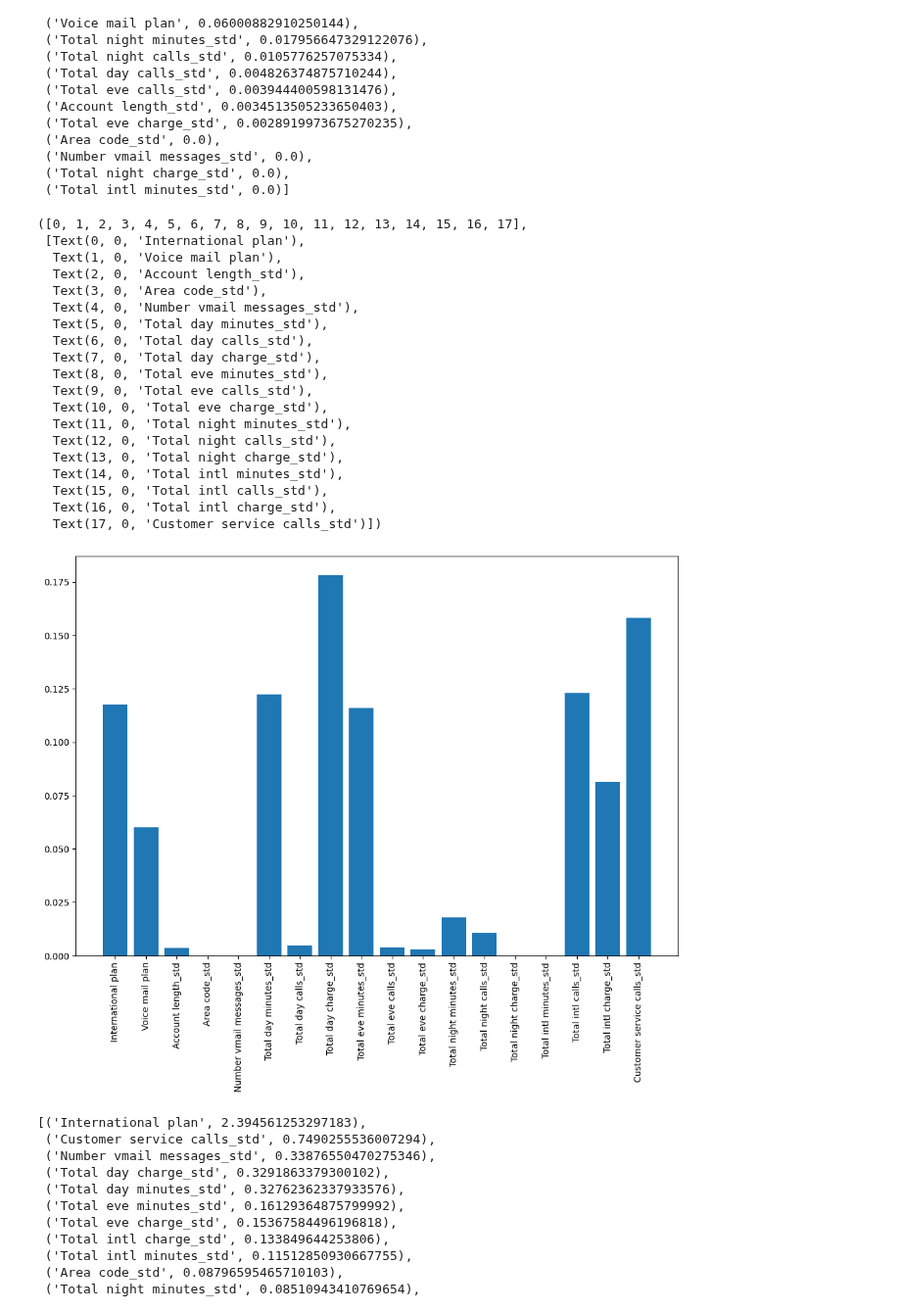
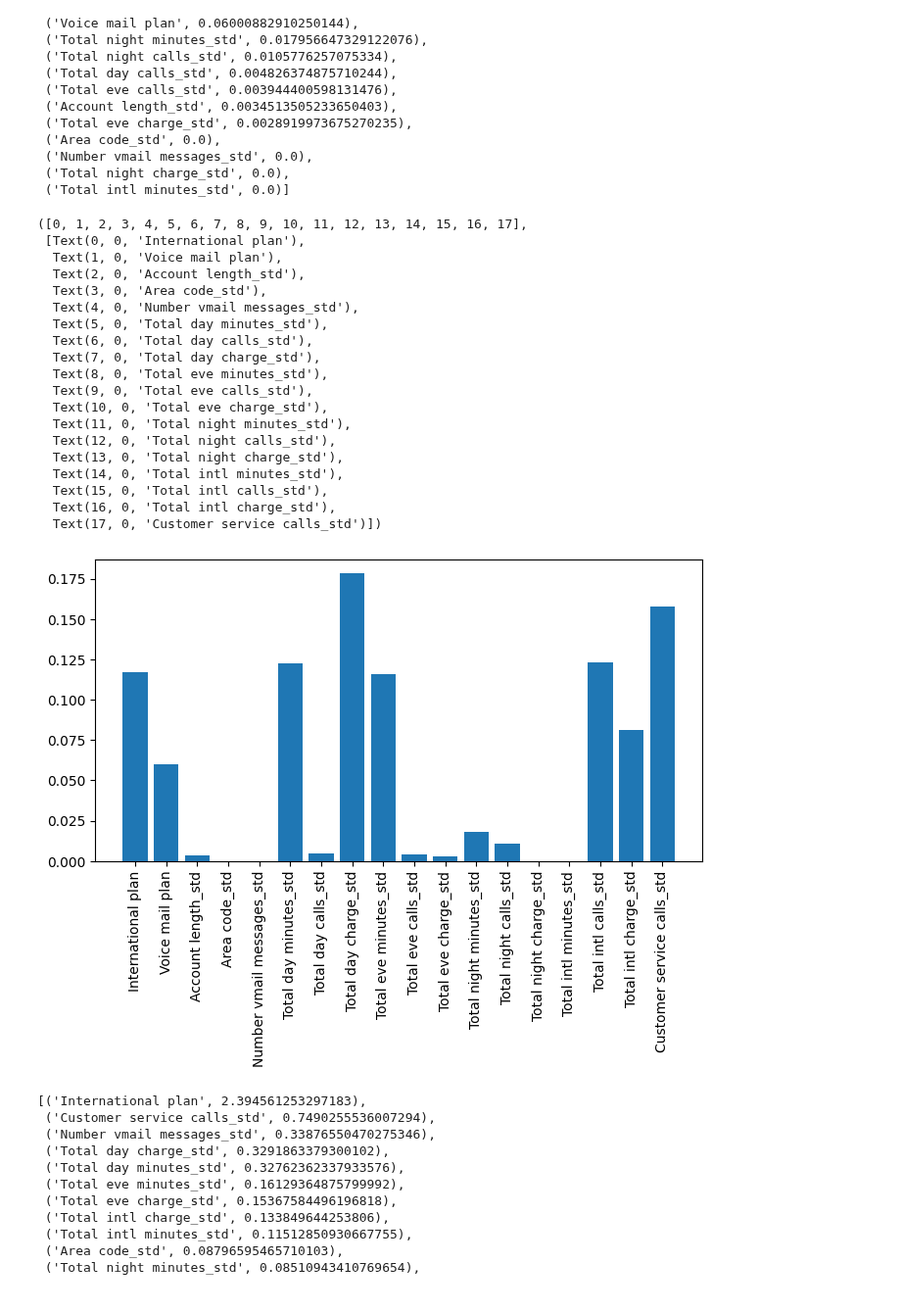
Before and after one commit to IgorKolotushkin/machine_learning_ds, a Jupyter notebook: hw7/Практическая работа. Логическая классификация. Деревья решений.ipynb, the cells around one changed output. Shown at 98% size. Saved outputs shown, nothing was run; the diff lists cells and outputs as text; code cells hidden in the pictures.

```diff
--- a/hw7/Практическая работа. Логическая классификация. Деревья решений.ipynb
+++ b/hw7/Практическая работа. Логическая классификация. Деревья решений.ipynb
@@ -345,30 +368,30 @@ dtc_imp_list
  ('Total night charge_std', 0.0),
  ('Total intl minutes_std', 0.0)]
 # %%
-plt.figure(figsize=(12,8))
+plt.figure(figsize=(8,4))
 plt.bar(x_train.columns, best_dtc.feature_importances_)
 plt.xticks(rotation=90)
 # %% [output]
 ([0, 1, 2, 3, 4, 5, 6, 7, 8, 9, 10, 11, 12, 13, 14, 15, 16, 17],
  [Text(0, 0, 'International plan'),
   Text(1, 0, 'Voice mail plan'),
   Text(2, 0, 'Account length_std'),
   Text(3, 0, 'Area code_std'),
   Text(4, 0, 'Number vmail messages_std'),
   Text(5, 0, 'Total day minutes_std'),
   Text(6, 0, 'Total day calls_std'),
   Text(7, 0, 'Total day charge_std'),
   Text(8, 0, 'Total eve minutes_std'),
   Text(9, 0, 'Total eve calls_std'),
   Text(10, 0, 'Total eve charge_std'),
   Text(11, 0, 'Total night minutes_std'),
   Text(12, 0, 'Total night calls_std'),
   Text(13, 0, 'Total night charge_std'),
   Text(14, 0, 'Total intl minutes_std'),
   Text(15, 0, 'Total intl calls_std'),
   Text(16, 0, 'Total intl charge_std'),
   Text(17, 0, 'Customer service calls_std')])
-[figure, old version]
+[figure, new version]
 # %%
 lr_imp_list = list(zip(best_lr.feature_names_in_, best_lr.coef_[0]))
 lr_imp_list.sort(key=lambda x: x[1], reverse=True)
```
Also changed, not shown: parts of 7 cells of this notebook.
